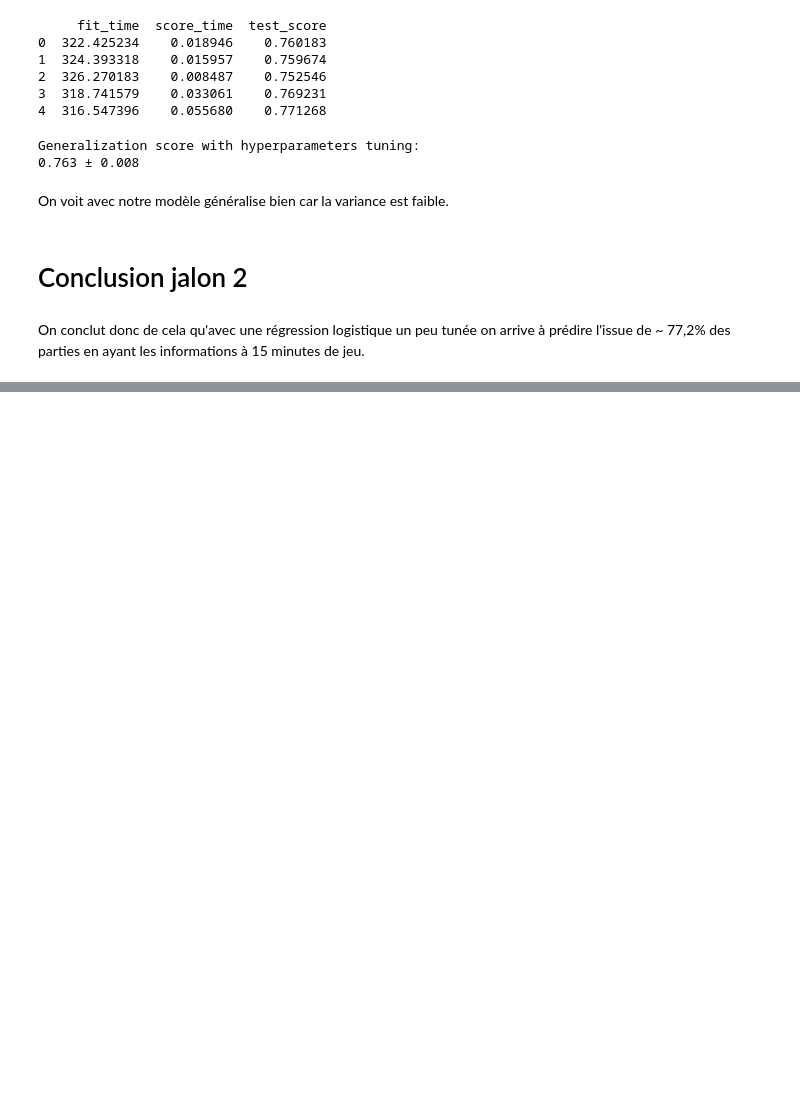
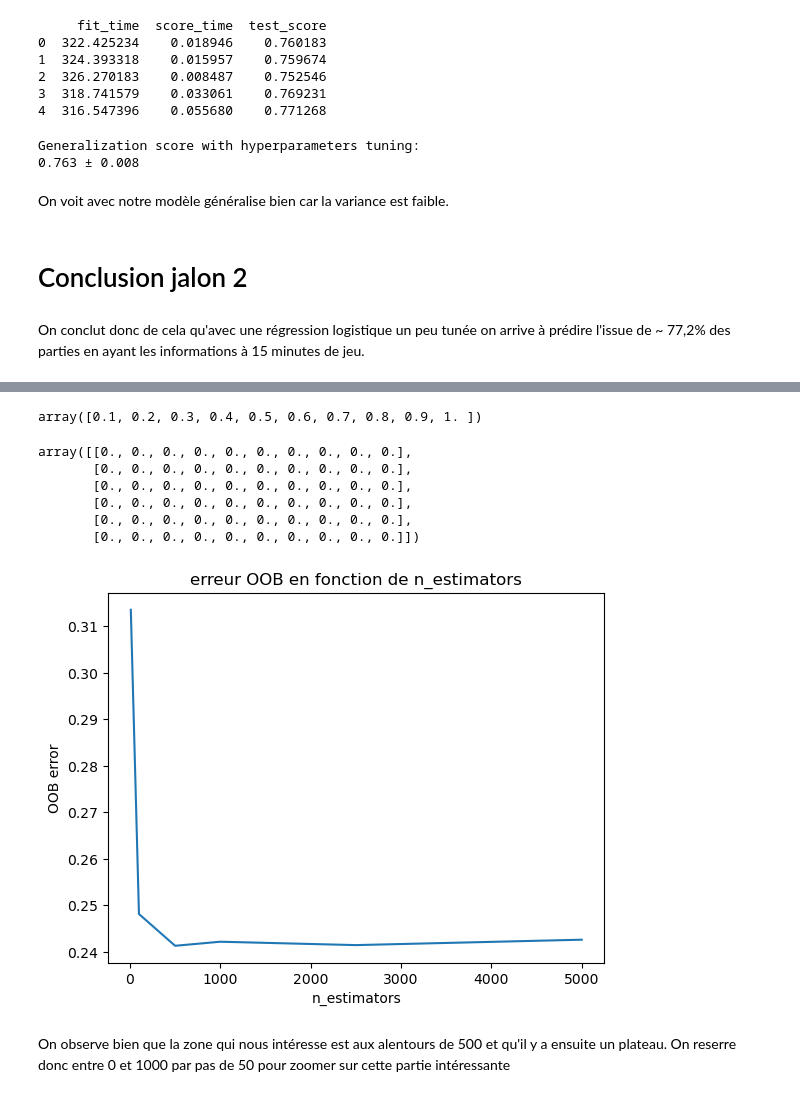
Before and after one commit to Slylio/projetLol, a Jupyter notebook: preprocessing.ipynb, the cells around one changed output, grey strips where cells are left out. Drawn from its saved outputs; the diff is of its cells as text; code cells hidden in the pictures; blank space fills up the shorter version.

```diff
--- a/preprocessing.ipynb
+++ b/preprocessing.ipynb
@@ -297,0 +323,7 @@ On conclut donc de cela qu'avec une régression logistique un peu tunée on arri
+# %%
+n_estimators = [10, 100, 500, 1000, 2500, 5000]
+max_features = np.arange(0.1, 1.1, 0.1) #en pourcentage pour vraiment tout tester
+# %%
+max_features
+# %% [output]
+array([0.1, 0.2, 0.3, 0.4, 0.5, 0.6, 0.7, 0.8, 0.9, 1. ])
@@ -297,0 +332,29 @@ On conclut donc de cela qu'avec une régression logistique un peu tunée on arri
+# %%
+
+oob_accuracys
+# %% [output]
+array([[0., 0., 0., 0., 0., 0., 0., 0., 0., 0.],
+       [0., 0., 0., 0., 0., 0., 0., 0., 0., 0.],
+       [0., 0., 0., 0., 0., 0., 0., 0., 0., 0.],
+       [0., 0., 0., 0., 0., 0., 0., 0., 0., 0.],
+       [0., 0., 0., 0., 0., 0., 0., 0., 0., 0.],
+       [0., 0., 0., 0., 0., 0., 0., 0., 0., 0.]])
+# %%
+from sklearn.ensemble import RandomForestClassifier
+n_estimators_accuracy = []
+for elt in n_estimators:
+    rf = RandomForestClassifier(n_estimators=elt, oob_score=True, n_jobs=-1)
+    rf.fit(x_train, y_train)
+    n_estimators_accuracy.append(rf.oob_score_)
+# %%
+#graphique
+errors = [1 - x for x in n_estimators_accuracy]
+plt.plot(n_estimators, errors)
+plt.xlabel('n_estimators')
+plt.ylabel('OOB error')
+plt.title('erreur OOB en fonction de n_estimators')
+plt.show()
+# %% [output]
+[figure, added]
+# %% [markdown]
+On observe bien que la zone qui nous intéresse est aux alentours de 500 et qu'il y a ensuite un plateau. On reserre donc entre 0 et 1000 par pas de 50 pour zoomer sur cette partie intéressante
```
Also changed, not shown: parts of 22 cells of this notebook, 2 other files.
